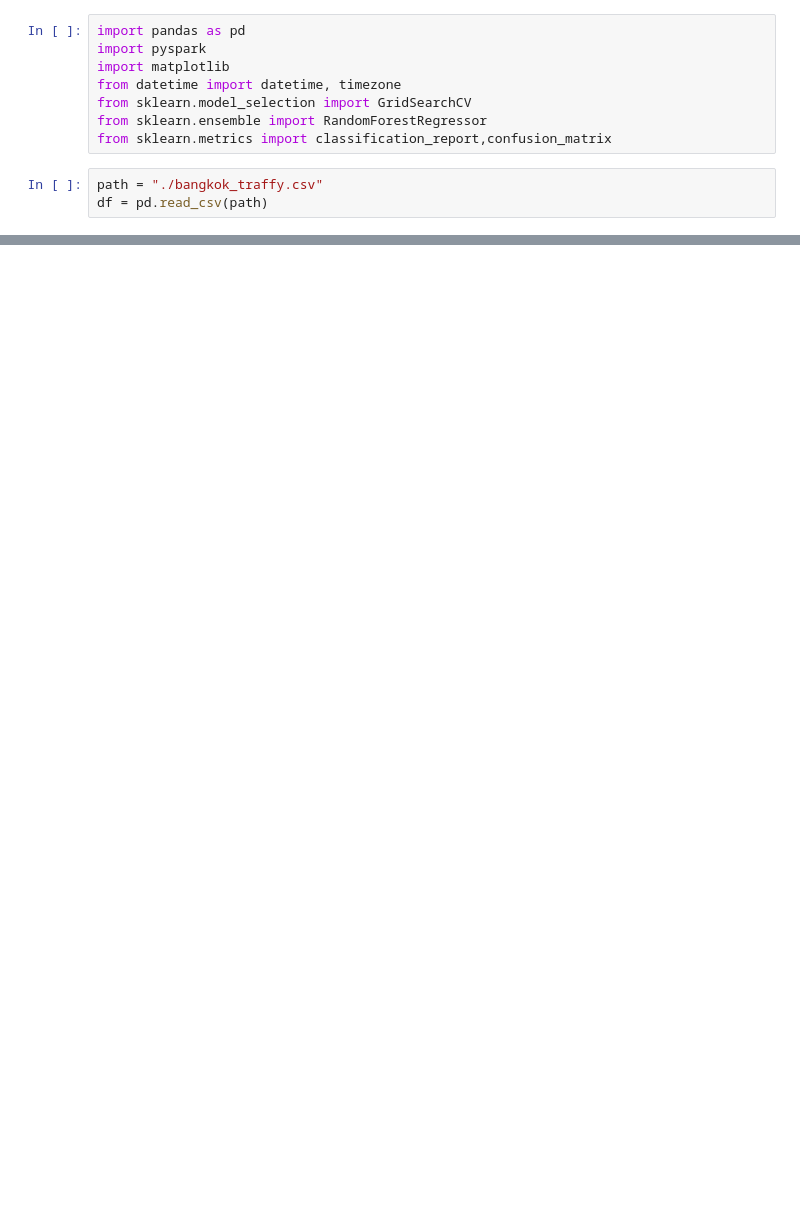
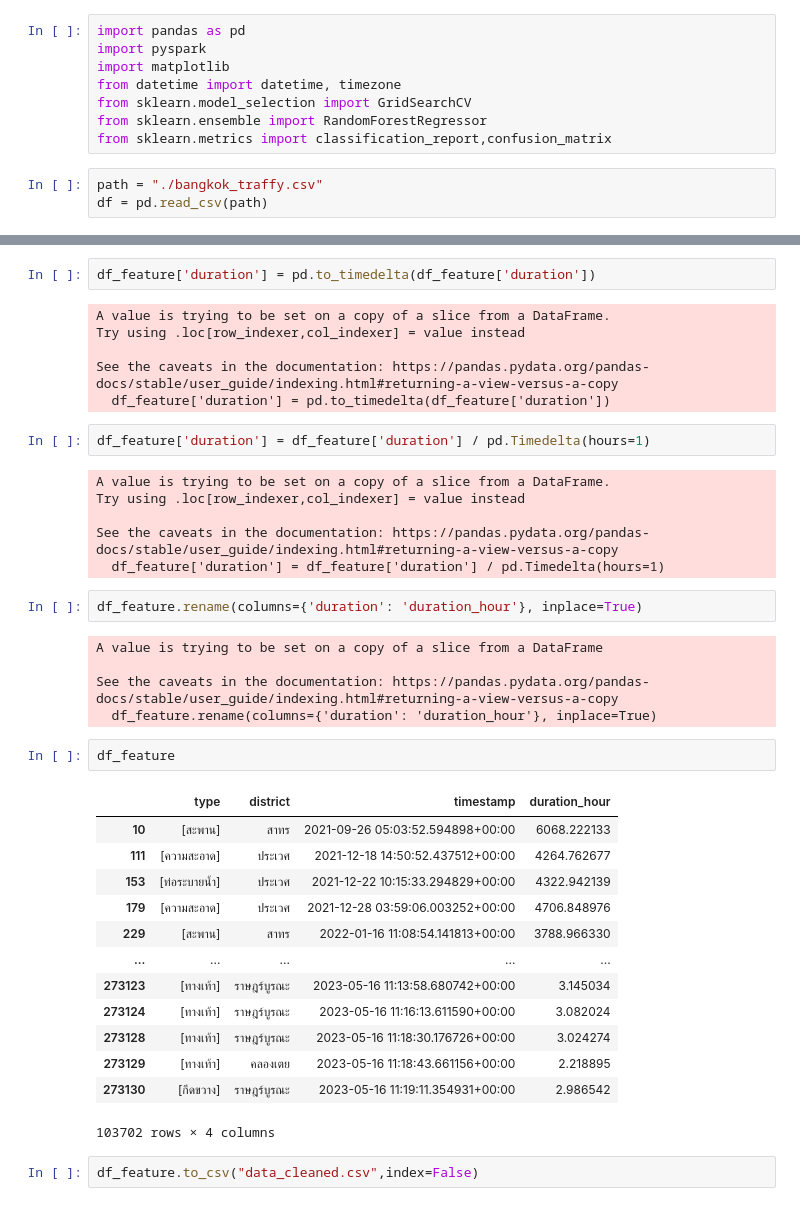
Before and after one commit to SorawitThanitthapongsa/traffy_fondue_project, a Jupyter notebook: data_cleansing.ipynb, the cells around one changed output, grey strips where cells are left out. Drawn from its saved outputs; the diff is of its cells as text; blank space fills up the shorter version.

```diff
--- a/data_cleansing.ipynb
+++ b/data_cleansing.ipynb
@@ -90,0 +67,41 @@ Name: duration, dtype: object
+# %%
+df_feature['duration'] = pd.to_timedelta(df_feature['duration'])
+# %% [output]
+A value is trying to be set on a copy of a slice from a DataFrame.
+Try using .loc[row_indexer,col_indexer] = value instead
+
+See the caveats in the documentation: https://pandas.pydata.org/pandas-docs/stable/user_guide/indexing.html#returning-a-view-versus-a-copy
+  df_feature['duration'] = pd.to_timedelta(df_feature['duration'])
+# %%
+df_feature['duration'] = df_feature['duration'] / pd.Timedelta(hours=1)
+# %% [output]
+A value is trying to be set on a copy of a slice from a DataFrame.
+Try using .loc[row_indexer,col_indexer] = value instead
+
+See the caveats in the documentation: https://pandas.pydata.org/pandas-docs/stable/user_guide/indexing.html#returning-a-view-versus-a-copy
+  df_feature['duration'] = df_feature['duration'] / pd.Timedelta(hours=1)
+# %%
+df_feature.rename(columns={'duration': 'duration_hour'}, inplace=True)
+# %% [output]
+A value is trying to be set on a copy of a slice from a DataFrame
+
+See the caveats in the documentation: https://pandas.pydata.org/pandas-docs/stable/user_guide/indexing.html#returning-a-view-versus-a-copy
+  df_feature.rename(columns={'duration': 'duration_hour'}, inplace=True)
+# %%
+df_feature
+# %% [output]
+|  | type | district | timestamp | duration_hour |
+| 10 | [สะพาน] | สาทร | 2021-09-26 05:03:52.594898+00:00 | 6068.222133 |
+| 111 | [ความสะอาด] | ประเวศ | 2021-12-18 14:50:52.437512+00:00 | 4264.762677 |
+| 153 | [ท่อระบายน้ำ] | ประเวศ | 2021-12-22 10:15:33.294829+00:00 | 4322.942139 |
+| 179 | [ความสะอาด] | ประเวศ | 2021-12-28 03:59:06.003252+00:00 | 4706.848976 |
+| 229 | [สะพาน] | สาทร | 2022-01-16 11:08:54.141813+00:00 | 3788.966330 |
+| ... | ... | ... | ... | ... |
+| 273123 | [ทางเท้า] | ราษฎร์บูรณะ | 2023-05-16 11:13:58.680742+00:00 | 3.145034 |
+| 273124 | [ทางเท้า] | ราษฎร์บูรณะ | 2023-05-16 11:16:13.611590+00:00 | 3.082024 |
+| 273128 | [ทางเท้า] | ราษฎร์บูรณะ | 2023-05-16 11:18:30.176726+00:00 | 3.024274 |
+| 273129 | [ทางเท้า] | คลองเตย | 2023-05-16 11:18:43.661156+00:00 | 2.218895 |
+| 273130 | [กีดขวาง] | ราษฎร์บูรณะ | 2023-05-16 11:19:11.354931+00:00 | 2.986542 |
+103702 rows × 4 columns
+# %%
+df_feature.to_csv("data_cleaned.csv",index=False)
```
Also changed, not shown: parts of 7 cells of this notebook, 2 other files.
